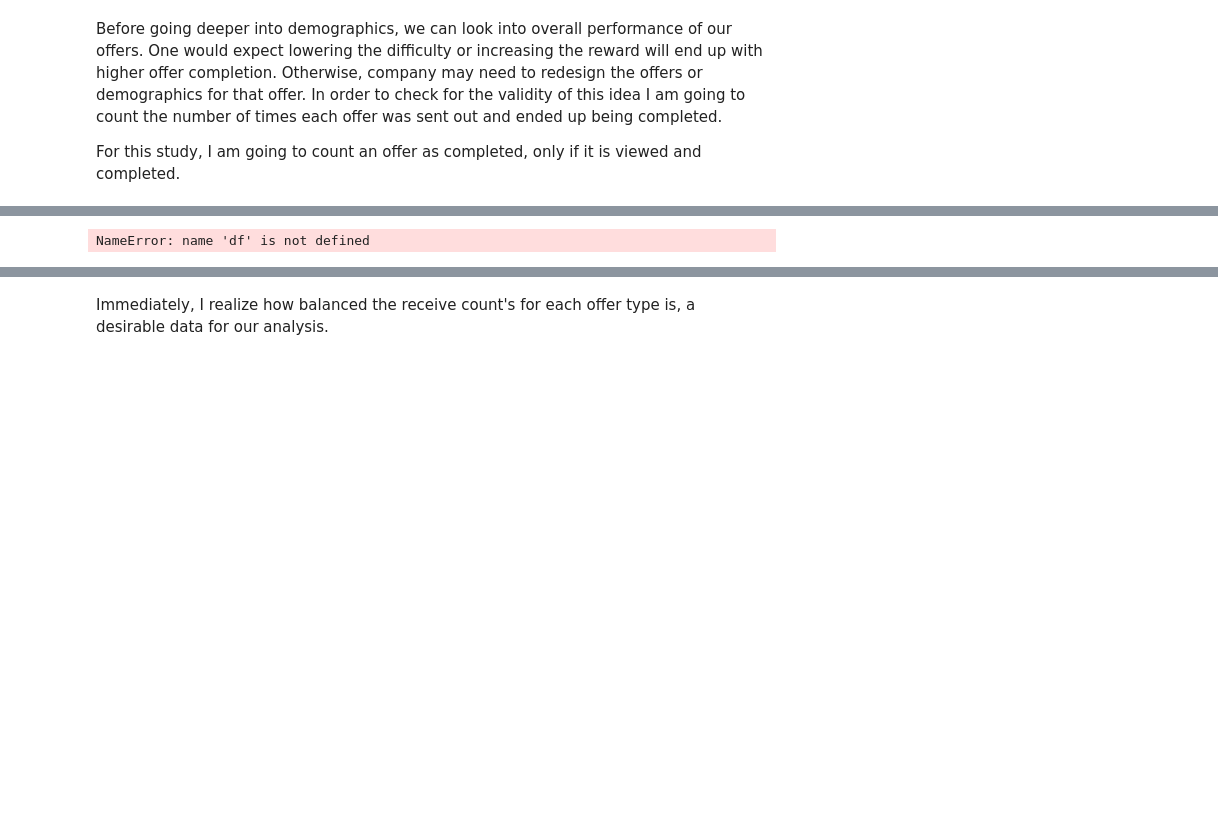
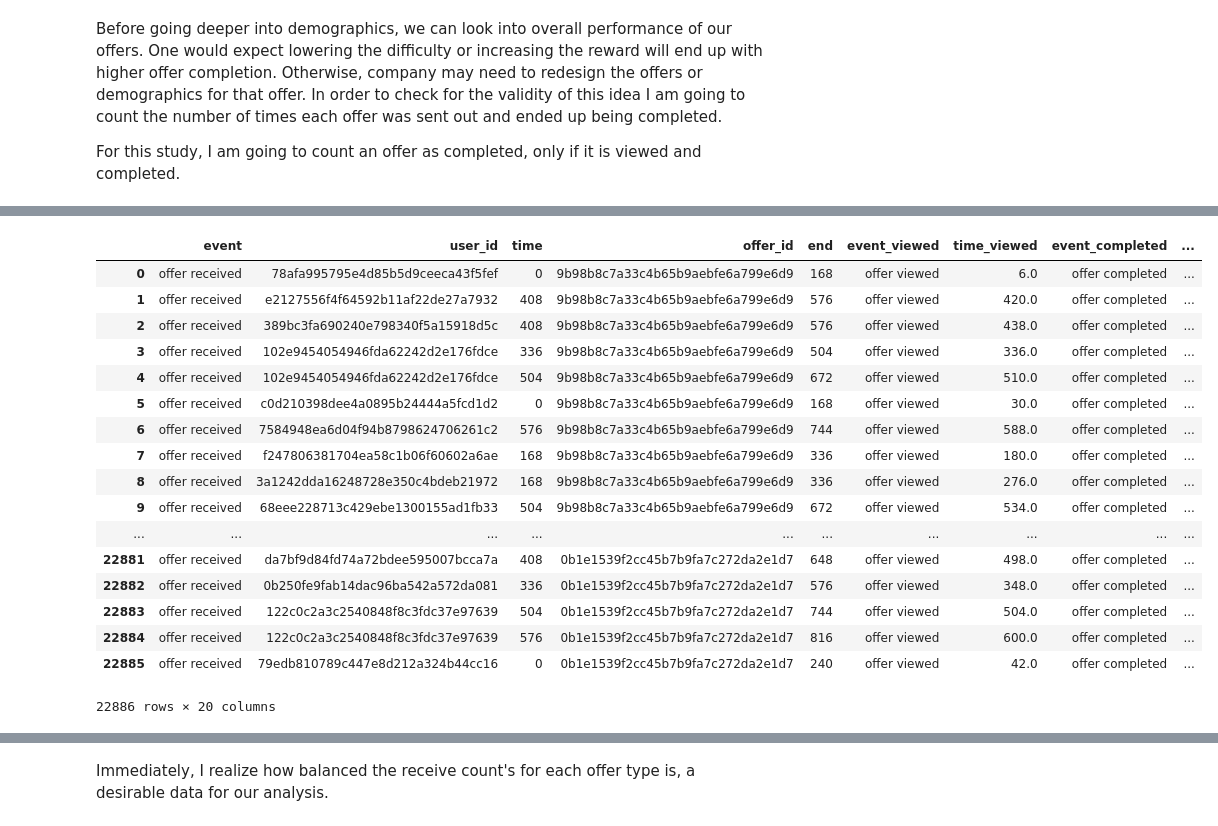
Before and after one commit to onurkapucu/Starbucks_Capstone, a Jupyter notebook: Starbucks_Capstone_notebook.ipynb, the cells around one changed output, grey strips where cells are left out. Saved outputs shown, nothing was run; the diff lists cells and outputs as text; code cells hidden in the pictures; blank space fills up the shorter version.

```diff
--- a/Starbucks_Capstone_notebook.ipynb
+++ b/Starbucks_Capstone_notebook.ipynb
@@ -320,11 +320,11 @@ transcript_received['end']=transcript_received['time']+24*transcript_received['d
 transcript_received = transcript_received.drop(columns=['offer_channels','offer_difficulty','offer_reward','offer_type_bogo',
                                  'offer_type_discount','offer_type_informational','duration'])
 # %%
-df_new = transcript_received.merge(
+df_transcript = transcript_received.merge(
     transcript_viewed,how='outer',on=['user_id','offer_id'],suffixes=('','_viewed')).merge(
     transcript_completed,how='outer',on=['user_id','offer_id'],suffixes=('','_completed'))
 # %%
-def completed_transactions(df,profile):
+def transactions_valid_complete(df,profile):
     output_df=pd.DataFrame()
     user_list = profile['user_id'].unique()
     for user in tqdm(user_list):
@@ -367,6 +428,25 @@ pd.read_pickle("./valid_completes.pkl")
+# %%
+df_valid_complete
+# %% [output]
+|  | event | user_id | time | offer_id | end | event_viewed | time_viewed | event_completed | ... |
+| 0 | offer received | 78afa995795e4d85b5d9ceeca43f5fef | 0 | 9b98b8c7a33c4b65b9aebfe6a799e6d9 | 168 | offer viewed | 6.0 | offer completed | ... |
+| 1 | offer received | e2127556f4f64592b11af22de27a7932 | 408 | 9b98b8c7a33c4b65b9aebfe6a799e6d9 | 576 | offer viewed | 420.0 | offer completed | ... |
+| 2 | offer received | 389bc3fa690240e798340f5a15918d5c | 408 | 9b98b8c7a33c4b65b9aebfe6a799e6d9 | 576 | offer viewed | 438.0 | offer completed | ... |
+| 3 | offer received | 102e9454054946fda62242d2e176fdce | 336 | 9b98b8c7a33c4b65b9aebfe6a799e6d9 | 504 | offer viewed | 336.0 | offer completed | ... |
+| 4 | offer received | 102e9454054946fda62242d2e176fdce | 504 | 9b98b8c7a33c4b65b9aebfe6a799e6d9 | 672 | offer viewed | 510.0 | offer completed | ... |
+| 5 | offer received | c0d210398dee4a0895b24444a5fcd1d2 | 0 | 9b98b8c7a33c4b65b9aebfe6a799e6d9 | 168 | offer viewed | 30.0 | offer completed | ... |
+| 6 | offer received | 7584948ea6d04f94b8798624706261c2 | 576 | 9b98b8c7a33c4b65b9aebfe6a799e6d9 | 744 | offer viewed | 588.0 | offer completed | ... |
+| 7 | offer received | f247806381704ea58c1b06f60602a6ae | 168 | 9b98b8c7a33c4b65b9aebfe6a799e6d9 | 336 | offer viewed | 180.0 | offer completed | ... |
+| 8 | offer received | 3a1242dda16248728e350c4bdeb21972 | 168 | 9b98b8c7a33c4b65b9aebfe6a799e6d9 | 336 | offer viewed | 276.0 | offer completed | ... |
+| 9 | offer received | 68eee228713c429ebe1300155ad1fb33 | 504 | 9b98b8c7a33c4b65b9aebfe6a799e6d9 | 672 | offer viewed | 534.0 | offer completed | ... |
+| ... | ... | ... | ... | ... | ... | ... | ... | ... | ... |
+| 22881 | offer received | da7bf9d84fd74a72bdee595007bcca7a | 408 | 0b1e1539f2cc45b7b9fa7c272da2e1d7 | 648 | offer viewed | 498.0 | offer completed | ... |
+| 22882 | offer received | 0b250fe9fab14dac96ba542a572da081 | 336 | 0b1e1539f2cc45b7b9fa7c272da2e1d7 | 576 | offer viewed | 348.0 | offer completed | ... |
+| 22883 | offer received | 122c0c2a3c2540848f8c3fdc37e97639 | 504 | 0b1e1539f2cc45b7b9fa7c272da2e1d7 | 744 | offer viewed | 504.0 | offer completed | ... |
+| 22884 | offer received | 122c0c2a3c2540848f8c3fdc37e97639 | 576 | 0b1e1539f2cc45b7b9fa7c272da2e1d7 | 816 | offer viewed | 600.0 | offer completed | ... |
+| 22885 | offer received | 79edb810789c447e8d212a324b44cc16 | 0 | 0b1e1539f2cc45b7b9fa7c272da2e1d7 | 240 | offer viewed | 42.0 | offer completed | ... |
+22886 rows × 20 columns
 # %%
-offer_receive_counts=df[df['event']=='offer received']['offer_id'].value_counts().to_frame().reset_index().rename(columns={'offer_id':'receive_count','index':'offer_id'})
-offer_complete_counts = df[df['event']=='offer completed']['offer_id'].value_counts().to_frame().reset_index().rename(columns={'offer_id':'complete_count','index':'offer_id'})
+offer_receive_counts = transcript_received[transcript_received['event']=='offer received']['offer_id'].value_counts().to_frame().reset_index().rename(columns={'offer_id':'receive_count','index':'offer_id'})
+offer_complete_counts = df_valid_complete['offer_id'].value_counts().to_frame().reset_index().rename(columns={'offer_id':'complete_count','index':'offer_id'})
-# %% [output]
-NameError: name 'df' is not defined
 # %%
```
Also changed, not shown: parts of 15 cells of this notebook.
